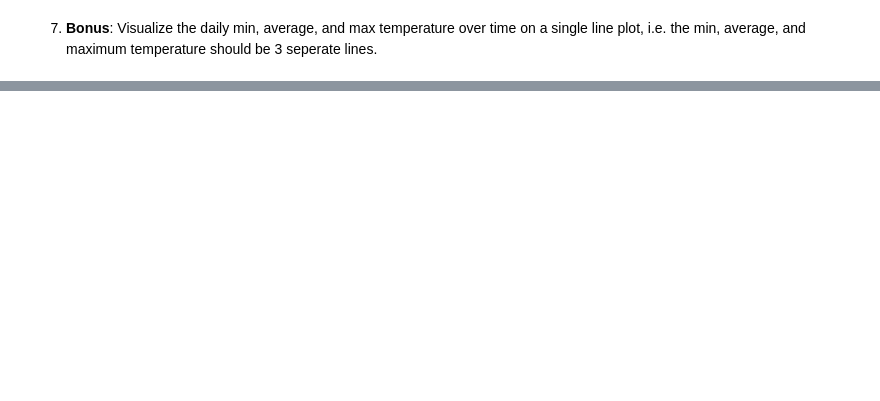
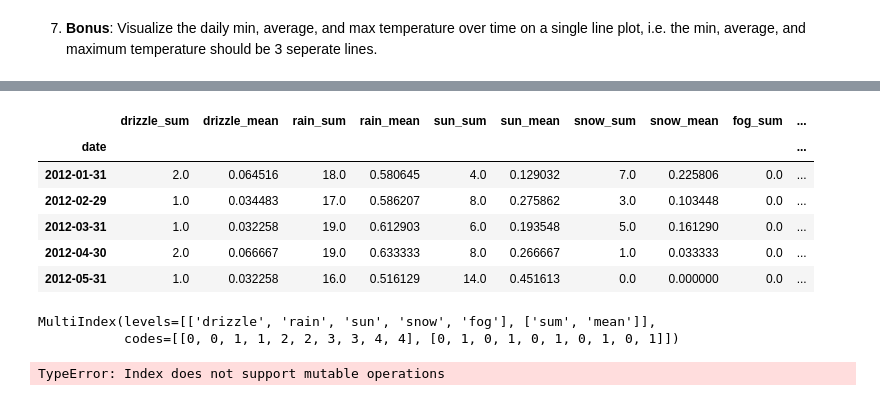
Before and after one commit to kjeliasen/ds-methodologies-exercises, a Jupyter notebook: time_series/exercises_additional.ipynb, the cells around one changed output, grey strips where cells are left out. Cells and saved outputs as stored; diff of their text form; code cells hidden in the pictures; blank space fills up the shorter version.

```diff
--- a/time_series/exercises_additional.ipynb
+++ b/time_series/exercises_additional.ipynb
@@ -24,0 +418,23 @@
+# %%
+seawxm_conds = seawx_conds.resample('M').agg(['sum', 'mean'])
+seawxm_conds.columns = [p1+'_'+p2 for p1, p2 in seawxm_conds.columns]
+seawxm_conds.head()
+# %% [output]
+|  | drizzle_sum | drizzle_mean | rain_sum | rain_mean | sun_sum | sun_mean | snow_sum | snow_mean | fog_sum | ... |
+| date |  |  |  |  |  |  |  |  |  | ... |
+| 2012-01-31 | 2.0 | 0.064516 | 18.0 | 0.580645 | 4.0 | 0.129032 | 7.0 | 0.225806 | 0.0 | ... |
+| 2012-02-29 | 1.0 | 0.034483 | 17.0 | 0.586207 | 8.0 | 0.275862 | 3.0 | 0.103448 | 0.0 | ... |
+| 2012-03-31 | 1.0 | 0.032258 | 19.0 | 0.612903 | 6.0 | 0.193548 | 5.0 | 0.161290 | 0.0 | ... |
+| 2012-04-30 | 2.0 | 0.066667 | 19.0 | 0.633333 | 8.0 | 0.266667 | 1.0 | 0.033333 | 0.0 | ... |
+| 2012-05-31 | 1.0 | 0.032258 | 16.0 | 0.516129 | 14.0 | 0.451613 | 0.0 | 0.000000 | 0.0 | ... |
+# %%
+seawxm_conds2 = seawx_conds.resample('M').agg(['sum', 'mean'])
+seawxm_conds2.columns
+# %% [output]
+MultiIndex(levels=[['drizzle', 'rain', 'sun', 'snow', 'fog'], ['sum', 'mean']],
+           codes=[[0, 0, 1, 1, 2, 2, 3, 3, 4, 4], [0, 1, 0, 1, 0, 1, 0, 1, 0, 1]])
+# %%
+seawxm_conds2.columns.levels[1][0]='days'
+seawxm_conds2.columns
+# %% [output]
+TypeError: Index does not support mutable operations
```
Also changed, not shown: parts of 47 cells of this notebook, 1 other file.
